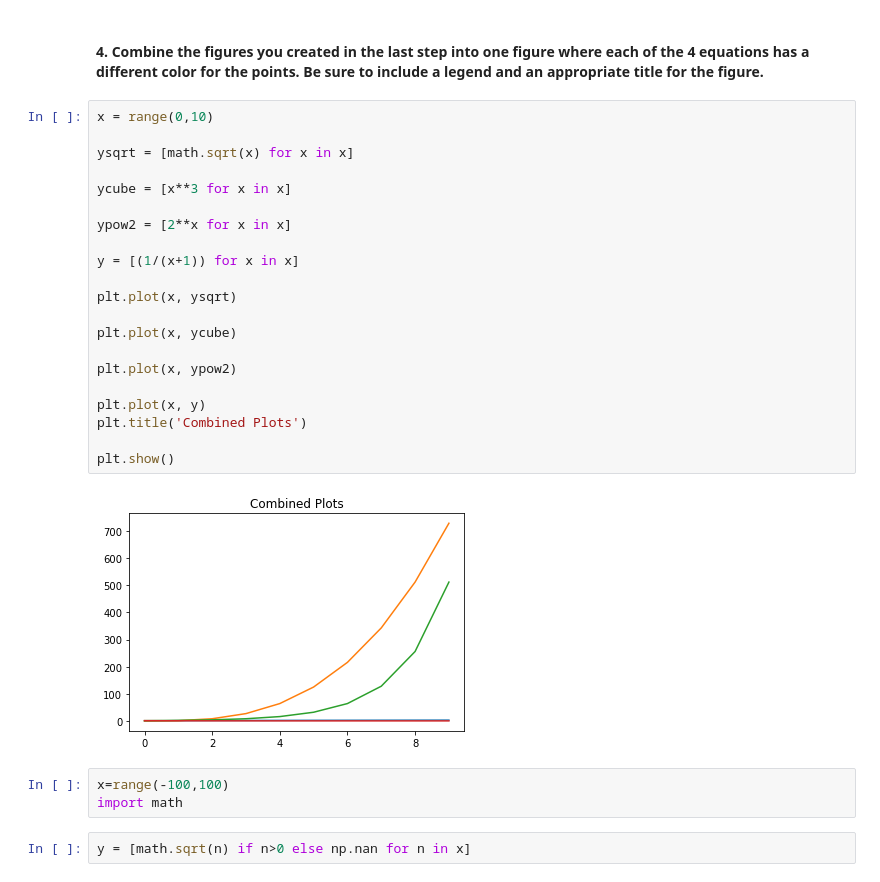
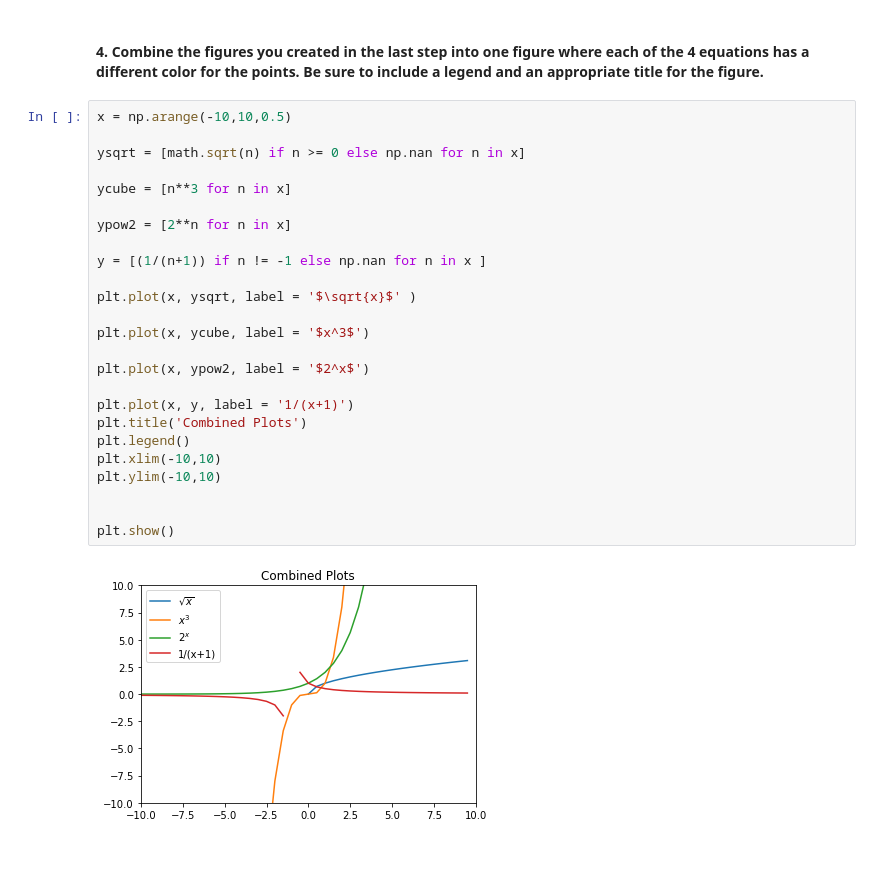
Before and after one commit to jesse-d-marder/numpy-pandas-visualization-exercises, a Jupyter notebook: matplotlib_exercises.ipynb, the cells around one changed output. Drawn from its saved outputs; the diff is of its cells as text; blank space fills up the shorter version.

```diff
--- a/matplotlib_exercises.ipynb
+++ b/matplotlib_exercises.ipynb
@@ -91,30 +90,29 @@ NameError: name 'xsqrt' is not defined
 # %% [markdown]
 #### 4. Combine the figures you created in the last step into one figure where each of the 4 equations has a different color for the points. Be sure to include a legend and an appropriate title for the figure.
 # %%
-x = range(0,10)
+x = np.arange(-10,10,0.5)
 
-ysqrt = [math.sqrt(x) for x in x]
+ysqrt = [math.sqrt(n) if n >= 0 else np.nan for n in x]
 
-ycube = [x**3 for x in x]
+ycube = [n**3 for n in x]
 
-ypow2 = [2**x for x in x]
+ypow2 = [2**n for n in x]
 
-y = [(1/(x+1)) for x in x]
+y = [(1/(n+1)) if n != -1 else np.nan for n in x ]
 
-plt.plot(x, ysqrt)
+plt.plot(x, ysqrt, label = '$\sqrt{x}$' )
 
-plt.plot(x, ycube)
+plt.plot(x, ycube, label = '$x^3$')
 
-plt.plot(x, ypow2)
+plt.plot(x, ypow2, label = '$2^x$')
 
-plt.plot(x, y)
+plt.plot(x, y, label = '1/(x+1)')
 plt.title('Combined Plots')
+plt.legend()
+plt.xlim(-10,10)
+plt.ylim(-10,10)
+
 
 plt.show()
 # %% [output]
-[figure, old version]
+[figure, new version]
-# %%
-x=range(-100,100)
-import math
-# %%
-y = [math.sqrt(n) if n>0 else np.nan for n in x]
```
Also changed, not shown: parts of 3 cells of this notebook, 1 other file.
